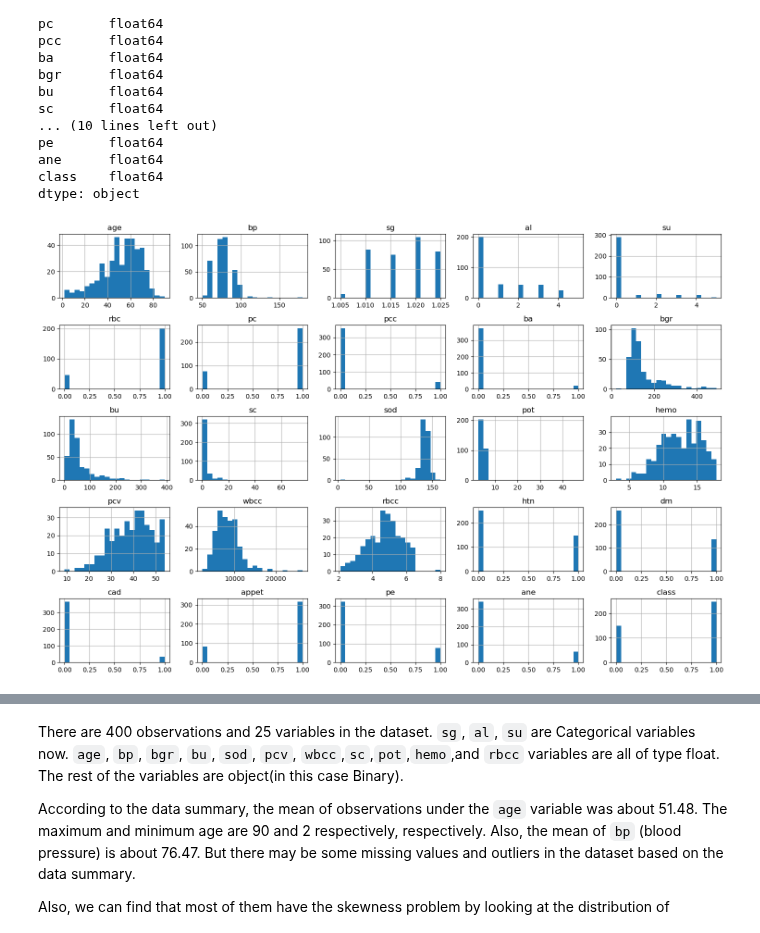
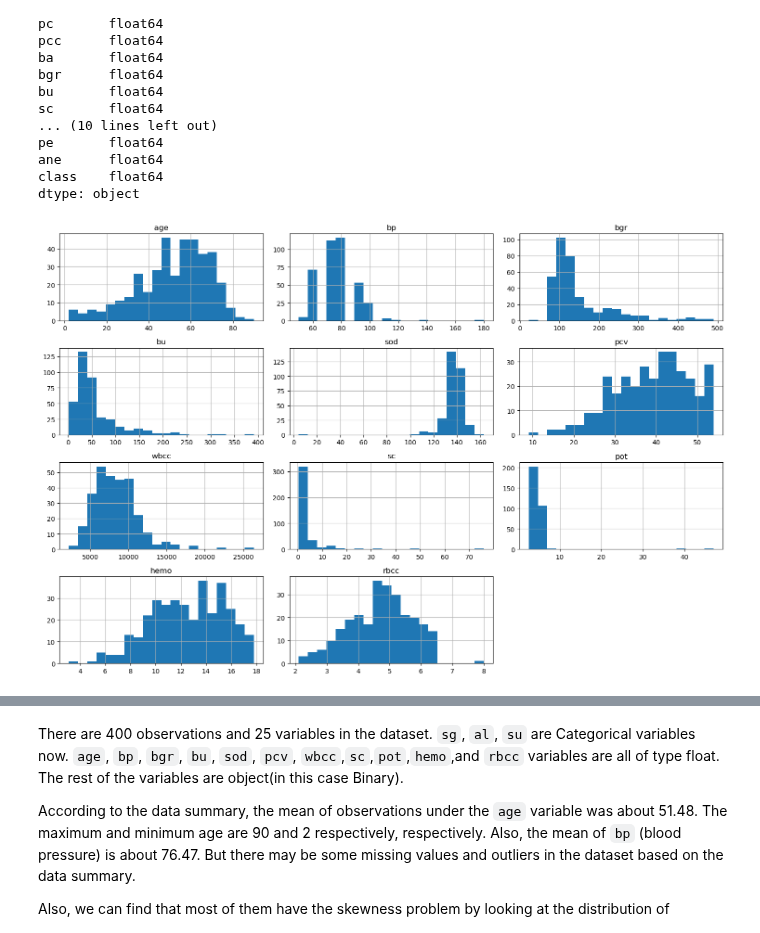
Before and after one commit to Barkesty/Project-Chronic-Kidney-Disease-Classification-Challenge, a Jupyter notebook: project.ipynb, the cells around one changed output, grey strips where cells are left out. Drawn from its saved outputs; the diff is of its cells as text; code cells hidden in the pictures.

Commit message:
update distribution

```diff
--- a/project.ipynb
+++ b/project.ipynb
@@ -152,9 +152,9 @@ ane      float64
 class    float64
 dtype: object
 # %%
-# Distribution
-df.hist(bins=20, figsize=(15,10))
+num_col = ['age','bp','bgr','bu','sod','pcv','wbcc','sc','pot','hemo','rbcc']
+df[num_col].hist(bins=20, figsize=(15,10))
 plt.tight_layout()
 plt.show()
 # %% [output]
-[figure, old version]
+[figure, new version]
```
Also changed, not shown: parts of 4 cells of this notebook.
